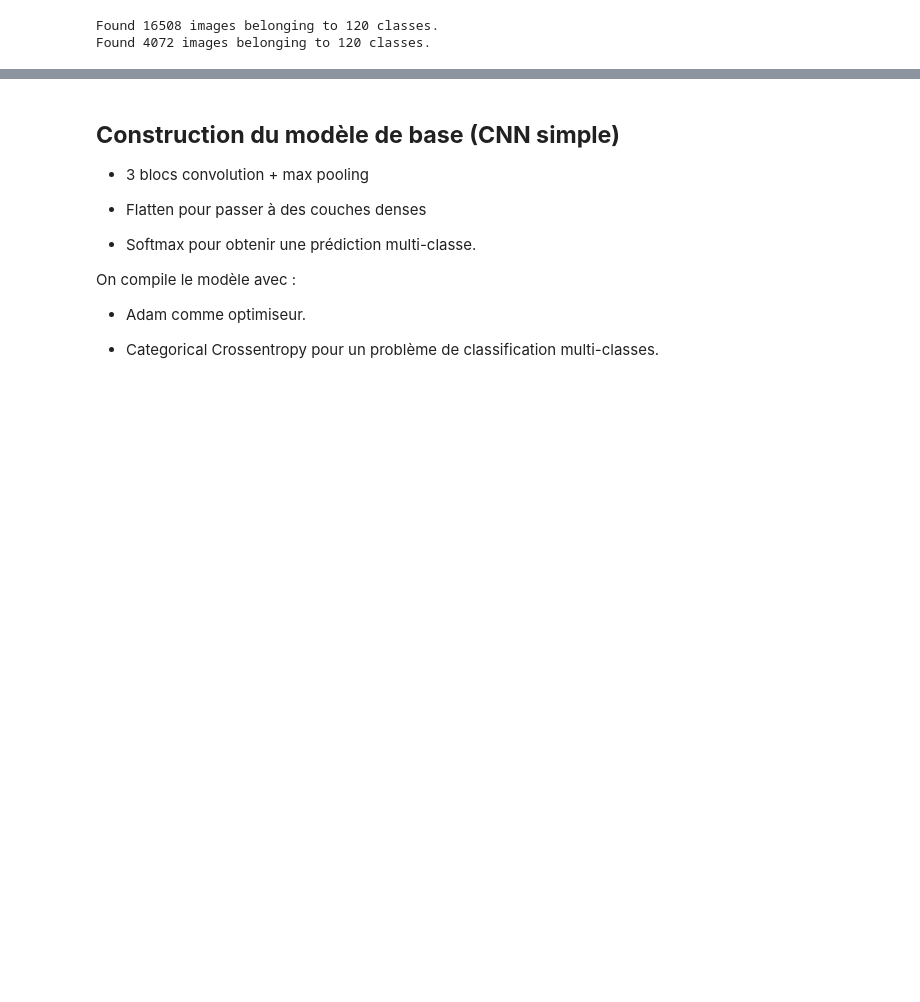
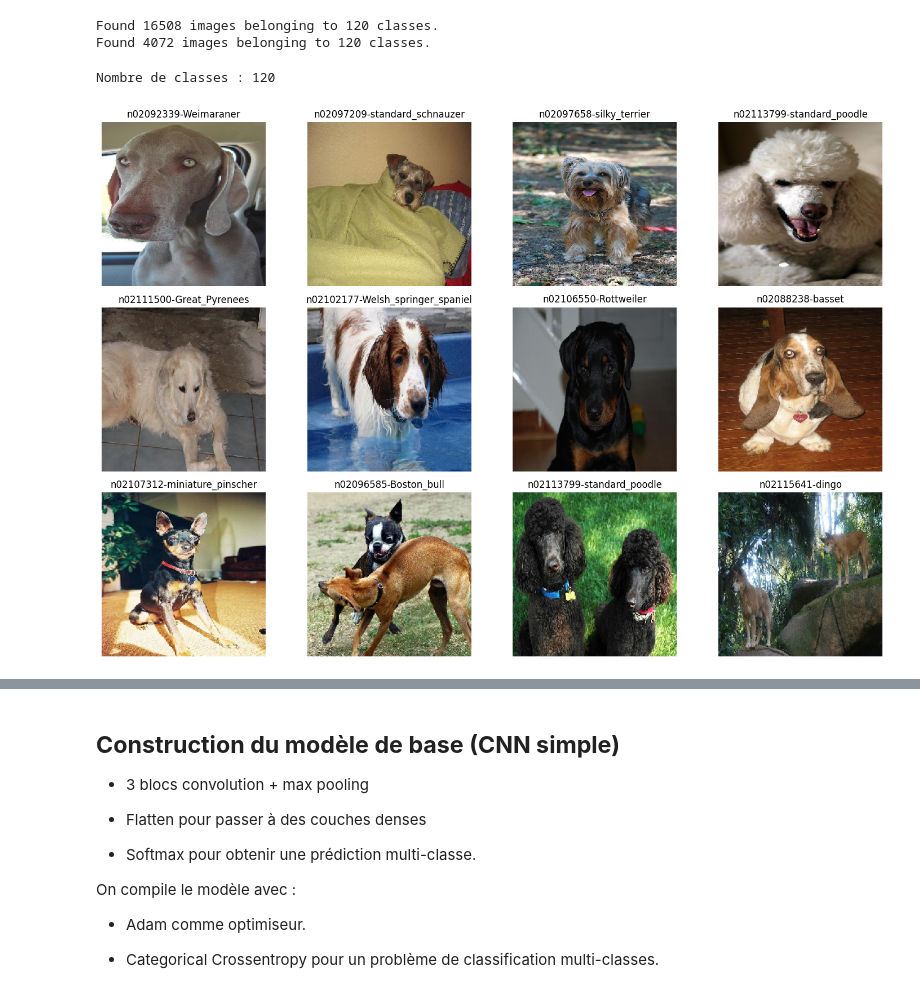
Before and after one commit to J-oker555/DogsBreedId, a Jupyter notebook: Notebooks/Processing.ipynb, the cells around one changed output, grey strips where cells are left out. Cells and saved outputs as stored; diff of their text form; code cells hidden in the pictures; blank space fills up the shorter version.

```diff
--- a/Notebooks/Processing.ipynb
+++ b/Notebooks/Processing.ipynb
@@ -89,3 +89,27 @@ NUM_CLASSES = len(train_generator.class_indices)
 # %% [output]
 Found 16508 images belonging to 120 classes.
 Found 4072 images belonging to 120 classes.
+# %%
+import random
+from tensorflow.keras.preprocessing import image
+
+classes = os.listdir(DATA_DIR)
+print(f"Nombre de classes : {len(classes)}")
+
+# Affiche quelques images aléatoires
+plt.figure(figsize=(15, 10))
+for i in range(12):
+    class_name = random.choice(classes)
+    img_list = os.listdir(os.path.join(DATA_DIR, class_name))
+    img_path = os.path.join(DATA_DIR, class_name, random.choice(img_list))
+
+    img = image.load_img(img_path, target_size=(224, 224))
+    plt.subplot(3, 4, i+1)
+    plt.imshow(img)
+    plt.title(class_name)
+    plt.axis('off')
+plt.tight_layout()
+plt.show()
+# %% [output]
+Nombre de classes : 120
+[figure, added]
```
Also changed, not shown: parts of 3 cells of this notebook, 2 other files.
